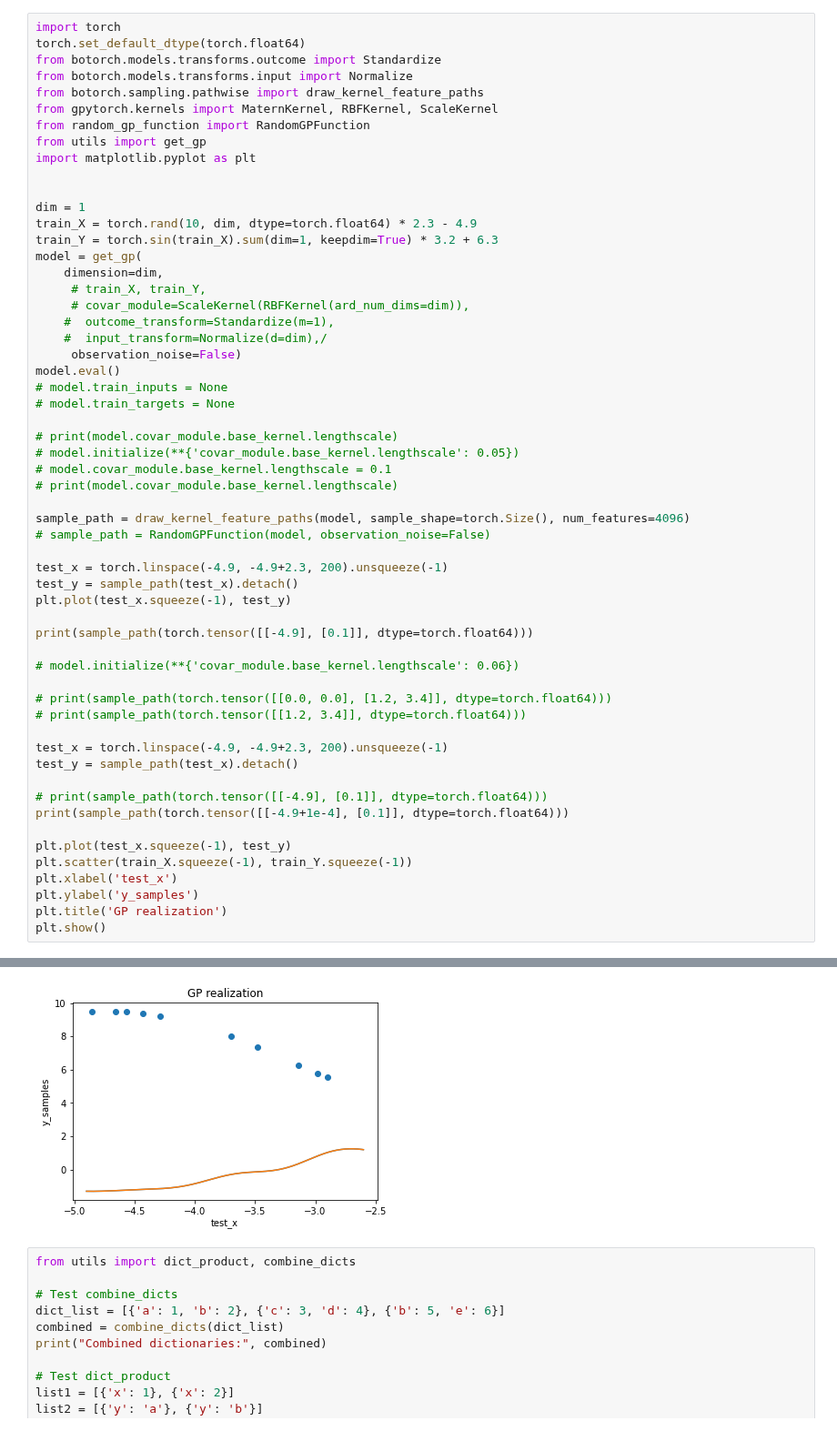
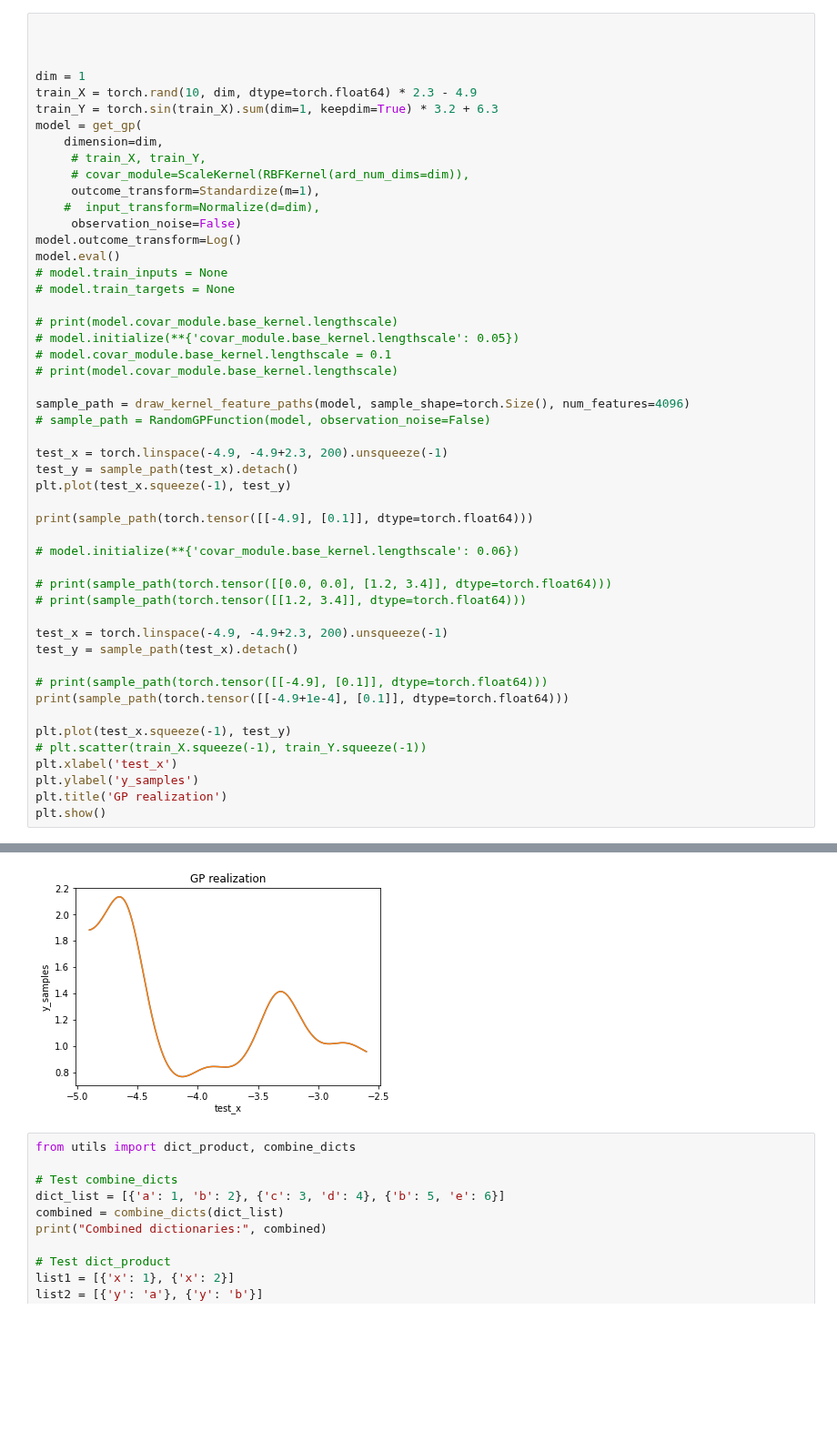
Before and after one commit to 71c/DeepBayesOpt, a Jupyter notebook: test_generate_gp_data.ipynb, the cells around one changed output, grey strips where cells are left out. Shown at 91% size. Saved outputs shown, nothing was run; the diff lists cells and outputs as text; blank space fills up the shorter version.

Commit message:
Make good plots code

```diff
--- a/test_generate_gp_data.ipynb
+++ b/test_generate_gp_data.ipynb
@@ -57,13 +111,5 @@ OrderedDict([('likelihood.noise_covar.raw_noise', tensor([2.0000])),
 # %%
-import torch
-torch.set_default_dtype(torch.float64)
-from botorch.models.transforms.outcome import Standardize
-from botorch.models.transforms.input import Normalize
-from botorch.sampling.pathwise import draw_kernel_feature_paths
-from gpytorch.kernels import MaternKernel, RBFKernel, ScaleKernel
-from random_gp_function import RandomGPFunction
-from utils import get_gp
-import matplotlib.pyplot as plt
+
 
 
 dim = 1
@@ -73,9 +119,10 @@ model = get_gp(
     dimension=dim,
      # train_X, train_Y,
      # covar_module=ScaleKernel(RBFKernel(ard_num_dims=dim)),
-    #  outcome_transform=Standardize(m=1),
-    #  input_transform=Normalize(d=dim),/
+     outcome_transform=Standardize(m=1),
+    #  input_transform=Normalize(d=dim),
      observation_noise=False)
+model.outcome_transform=Log()
 model.eval()
 # model.train_inputs = None
 # model.train_targets = None
@@ -106,7 +153,7 @@ test_y = sample_path(test_x).detach()
 print(sample_path(torch.tensor([[-4.9+1e-4], [0.1]], dtype=torch.float64)))
 
 plt.plot(test_x.squeeze(-1), test_y)
-plt.scatter(train_X.squeeze(-1), train_Y.squeeze(-1))
+# plt.scatter(train_X.squeeze(-1), train_Y.squeeze(-1))
 plt.xlabel('test_x')
 plt.ylabel('y_samples')
 plt.title('GP realization')
@@ -117,4 +164,4 @@ tensor([-1.3039,  0.8990], grad_fn=<AddBackward0>)
-[figure, old version]
+[figure, new version]
 # %%
 from utils import dict_product, combine_dicts
 
```
Also changed, not shown: parts of 4 cells of this notebook, 2 other files.
